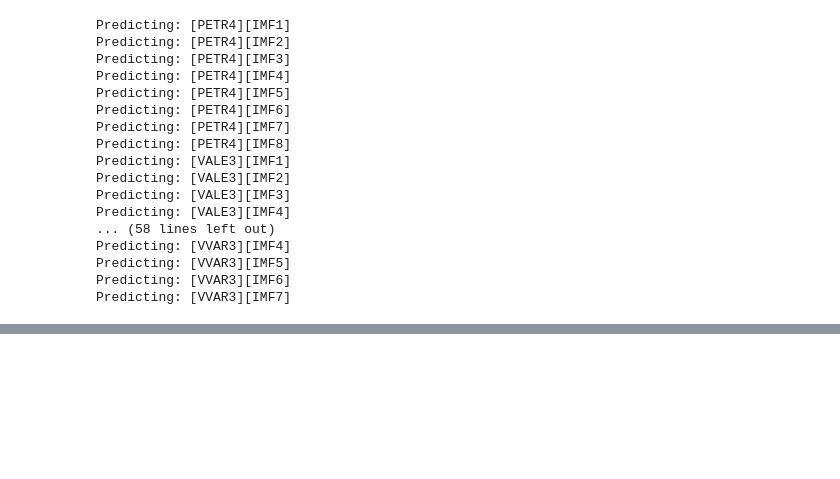
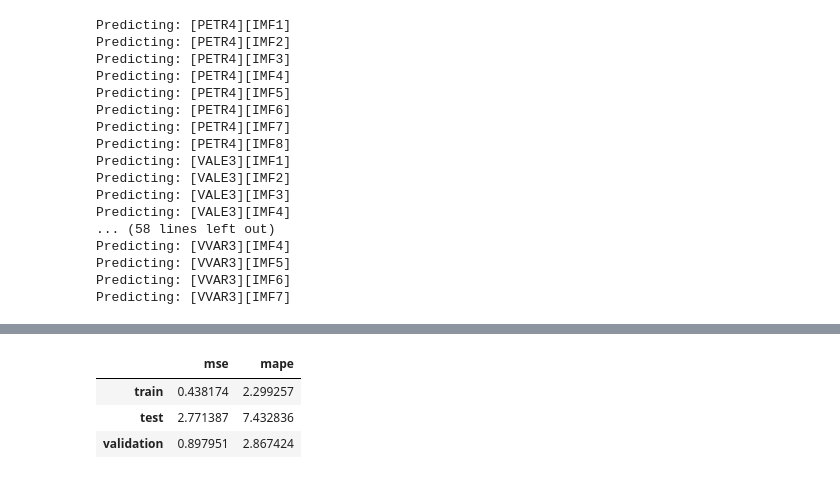
Before and after one commit to avilarenan/xlstmceemdan, a Jupyter notebook: data_processing.ipynb, the cells around one changed output, grey strips where cells are left out. Drawn from its saved outputs; the diff is of its cells as text; code cells hidden in the pictures; blank space fills up the shorter version.

Commit message:
Accuracy metrics calculations

```diff
--- a/data_processing.ipynb
+++ b/data_processing.ipynb
@@ -246,6 +246,19 @@ x.shape
 # Model Training
 
 models = {}
+
+model_epochs = {
+    'IMF1': 2000,
+    'IMF2': 1500,
+    'IMF3': 1000,
+    'IMF4': 1000,
+    'IMF5': 1000,
+    'IMF6': 800,
+    'IMF7': 800,
+    'IMF8': 600,
+    'Rsd': 500,
+    'DEFAULT': 1000
+}
 
 for ticker in train_generators:
     models[ticker] = {}
@@ -266,6 +279,7 @@ for ticker in train_generators:
         model.add(Dense(n_features))
         model.compile(optimizer='adam', loss='mse')
 
+        number_of_epochs = model_epochs[imf_level]
         # fit model
         model.fit_generator(cur_tmp_gen, steps_per_epoch=1, epochs=1000, verbose=0)
 
@@ -469,0 +584,6 @@ dict_keys([])
+# %%
+# plotting final result
+plot_ticker = 'PETR4'
+plot_feature = 'Adj Close'
+
+pd.DataFrame.from_dict(final_prediction_results[plot_ticker][plot_feature]).iplot(title=f'{plot_ticker} {plot_feature} {plot_imf}', layout=space)
@@ -469,0 +592,36 @@ dict_keys([])
+# %%
+# calculating accuracy metrics
+
+accuracies = {}
+
+for ticker in final_prediction_results:
+    accuracies[ticker] = {}
+    for feature in final_prediction_results[ticker]:
+
+        y_train = final_prediction_results[ticker][feature]['train_predicted'][~np.isnan(final_prediction_results[ticker][feature]['train_predicted'])]
+        yhat_train = final_prediction_results[ticker][feature]['train_real'][~np.isnan(final_prediction_results[ticker][feature]['train_real'])]
+
+        y_validation = final_prediction_results[ticker][feature]['validation_predicted'][~np.isnan(final_prediction_results[ticker][feature]['validation_predicted'])]
+        yhat_validation = final_prediction_results[ticker][feature]['validation_real'][~np.isnan(final_prediction_results[ticker][feature]['validation_real'])]
+
+        y_test = final_prediction_results[ticker][feature]['test_predicted'][~np.isnan(final_prediction_results[ticker][feature]['test_predicted'])]
+        yhat_test = final_prediction_results[ticker][feature]['test_real'][~np.isnan(final_prediction_results[ticker][feature]['test_real'])]
+        accuracies[ticker][feature] = {
+            'mse':{
+                'train':mean_squared_error(y_train,yhat_train),
+                'test':mean_squared_error(y_test,yhat_test),
+                'validation':mean_squared_error(y_validation,yhat_validation),
+            },
+            'mape':{
+                'train':np.mean(np.abs((y_train - yhat_train) / y_train)) * 100,
+                'test':np.mean(np.abs((y_test - yhat_test) / y_test)) * 100,
+                'validation':np.mean(np.abs((y_validation - yhat_validation) / y_validation)) * 100,
+            }
+        }
+
+pd.DataFrame.from_dict(accuracies[plot_ticker][plot_feature])
+# %% [output]
+|  | mse | mape |
+| train | 0.438174 | 2.299257 |
+| test | 2.771387 | 7.432836 |
+| validation | 0.897951 | 2.867424 |
```
Also changed, not shown: parts of 6 cells of this notebook.
